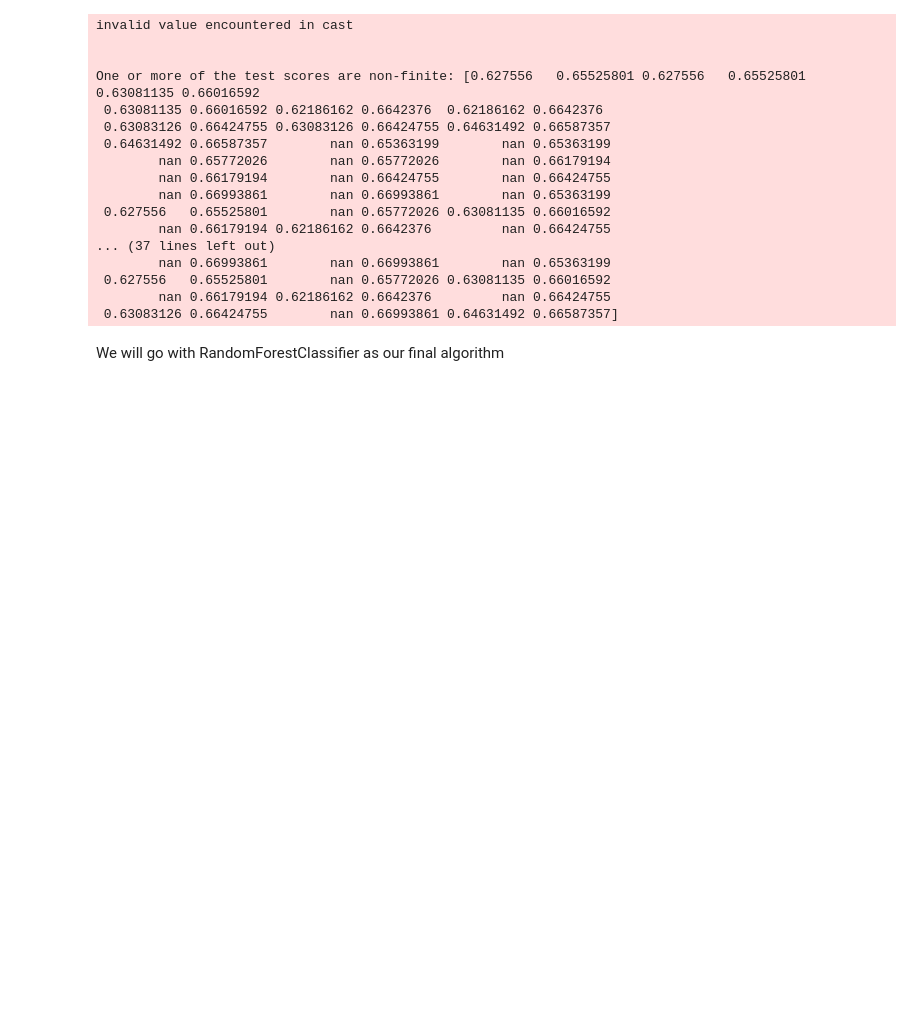
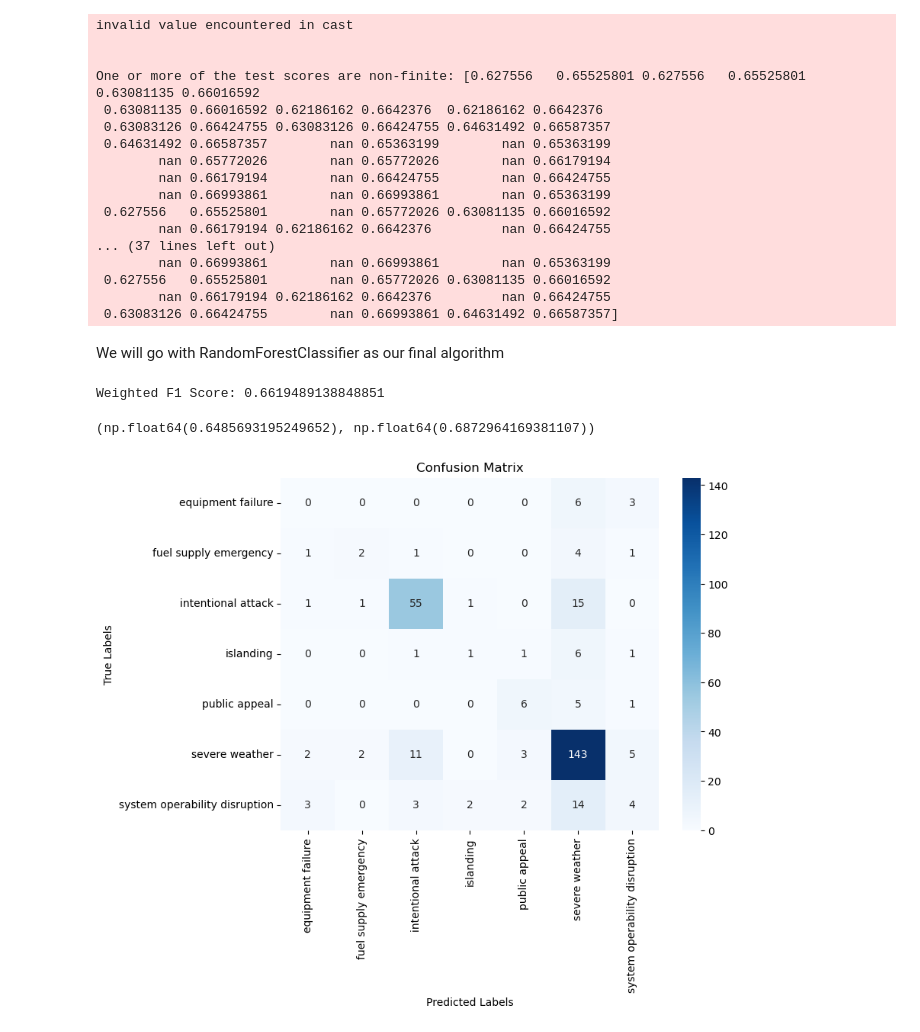
Before and after one commit to ethanlam101/Exploring-Power-Outages, a Jupyter notebook: exploration.ipynb, the cells around one changed output. Cells and saved outputs as stored; diff of their text form; code cells hidden in the pictures; blank space fills up the shorter version.

```diff
--- a/exploration.ipynb
+++ b/exploration.ipynb
@@ -906,3 +906,34 @@ One or more of the test scores are non-finite: [0.627556   0.65525801 0.627556
  0.63083126 0.66424755        nan 0.66993861 0.64631492 0.66587357]
 # %% [markdown]
 We will go with RandomForestClassifier as our final algorithm
+# %%
+X_train, X_test, y_train, y_test = train_test_split(X, y, test_size=0.2)
+
+# Fit the model
+rf_pipe.fit(X_train, y_train)
+
+# Get predictions on the test set
+y_pred = rf_pipe.predict(X_test)
+
+# Compute the weighted F1 score
+weighted_f1 = f1_score(y_test, y_pred, average='weighted')
+
+print("Weighted F1 Score:", weighted_f1)
+# %% [output]
+Weighted F1 Score: 0.6619489138848851
+# %%
+precision = precision_score(y_test, y_pred, average='weighted')  # 'weighted' is used for multiclass
+recall = recall_score(y_test, y_pred, average='weighted')
+precision, recall
+# %% [output]
+(np.float64(0.6485693195249652), np.float64(0.6872964169381107))
+# %%
+cm = confusion_matrix(y_test, y_pred)
+plt.figure(figsize=(8, 6))
+sns.heatmap(cm, annot=True, fmt='d', cmap='Blues', xticklabels=np.unique(y), yticklabels=np.unique(y))
+plt.xlabel('Predicted Labels')
+plt.ylabel('True Labels')
+plt.title('Confusion Matrix')
+plt.show()
+# %% [output]
+[figure, added]
```
Also changed, not shown: parts of 5 cells of this notebook, 2 other files.
